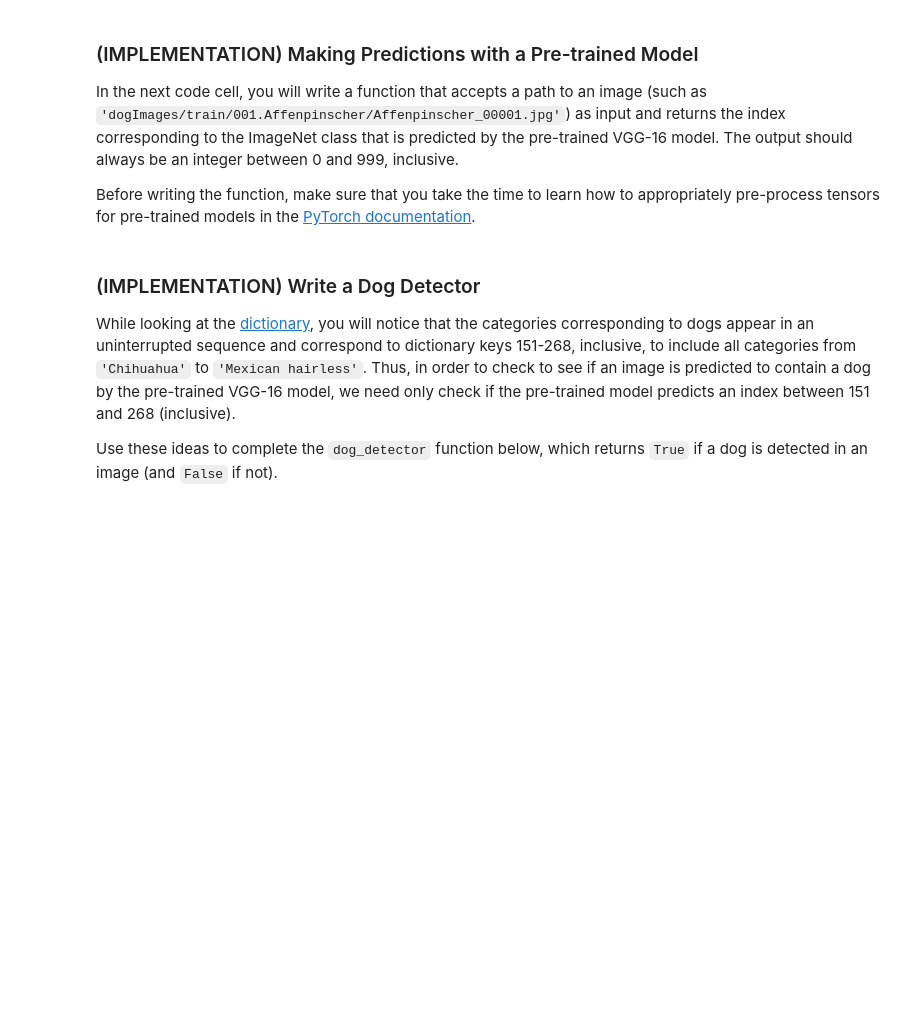
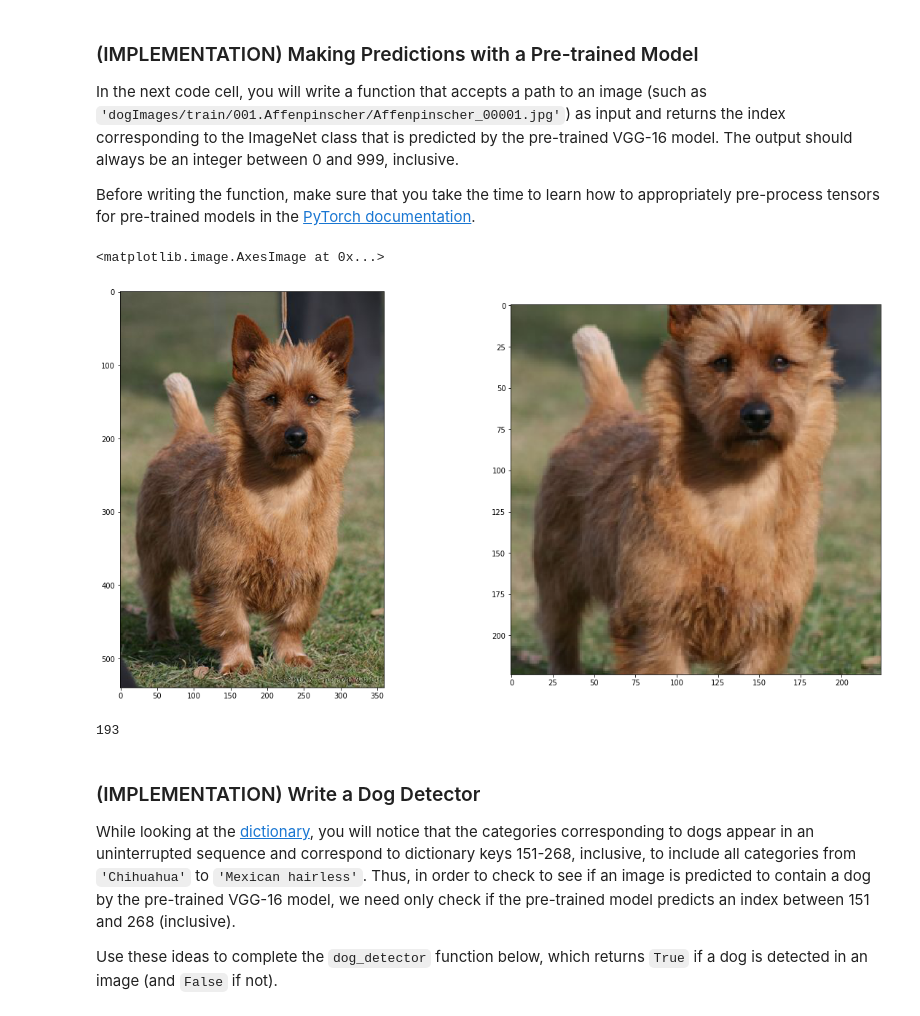
Before and after one commit to aadimator/deep-learning-nanodegree, a Jupyter notebook: project-dog-classification/dog_app.ipynb, the cells around one changed output. Saved outputs shown, nothing was run; the diff lists cells and outputs as text; code cells hidden in the pictures; blank space fills up the shorter version.

Commit message:
feat: project 2: making predictions with pre-trained model implemented

```diff
--- a/project-dog-classification/dog_app.ipynb
+++ b/project-dog-classification/dog_app.ipynb
@@ -190 +236,13 @@ Before writing the function, make sure that you take the time to learn  how to a
+# %%
+# See if our conversion works fine
+
+image_path = dog_files[96]
+# display the images
+fig, (ax1, ax2) = plt.subplots(1, 2, figsize=(20, 10))
+# content and style ims side-by-side
+ax1.imshow(Image.open(image_path))
+ax2.imshow(tensor_to_image(image_to_tensor(image_path)))
+# %% [output]
+<matplotlib.image.AxesImage at 0x...>
+[figure, added]
 # %%
@@ -211,3 +274,7 @@ def VGG16_predict(img_path):
+# %%
+VGG16_predict(dog_files[93])
+# %% [output]
+193
 # %% [markdown]
 ### (IMPLEMENTATION) Write a Dog Detector
 
```
Also changed, not shown: parts of 2 cells of this notebook.
